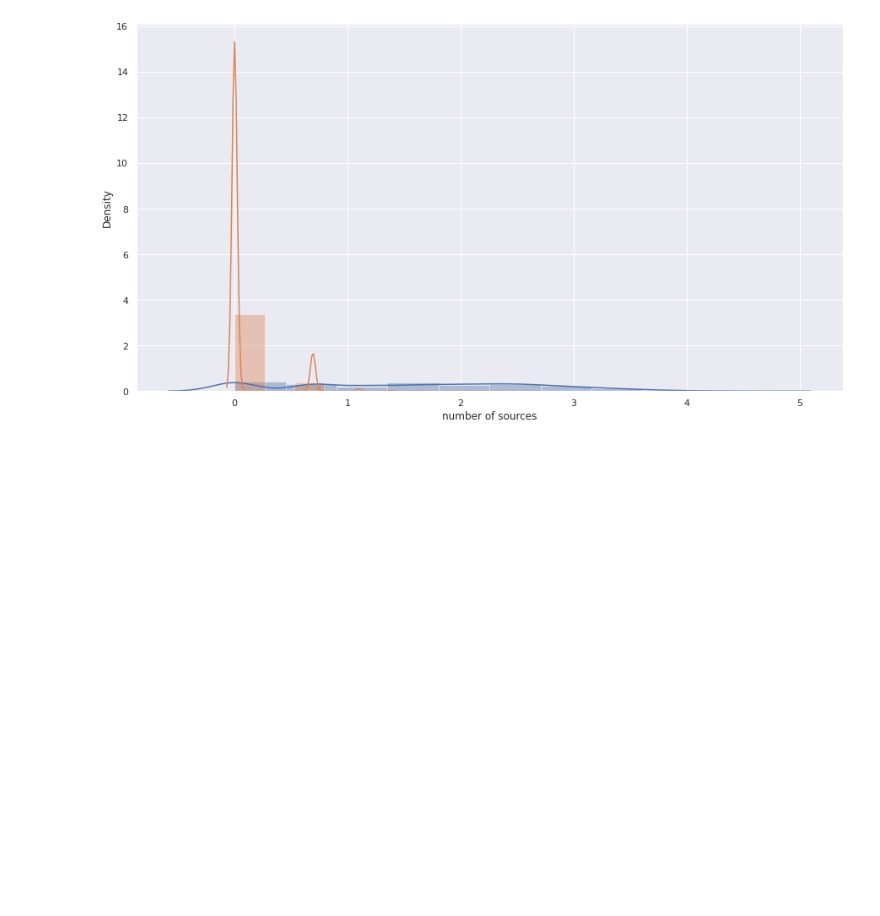
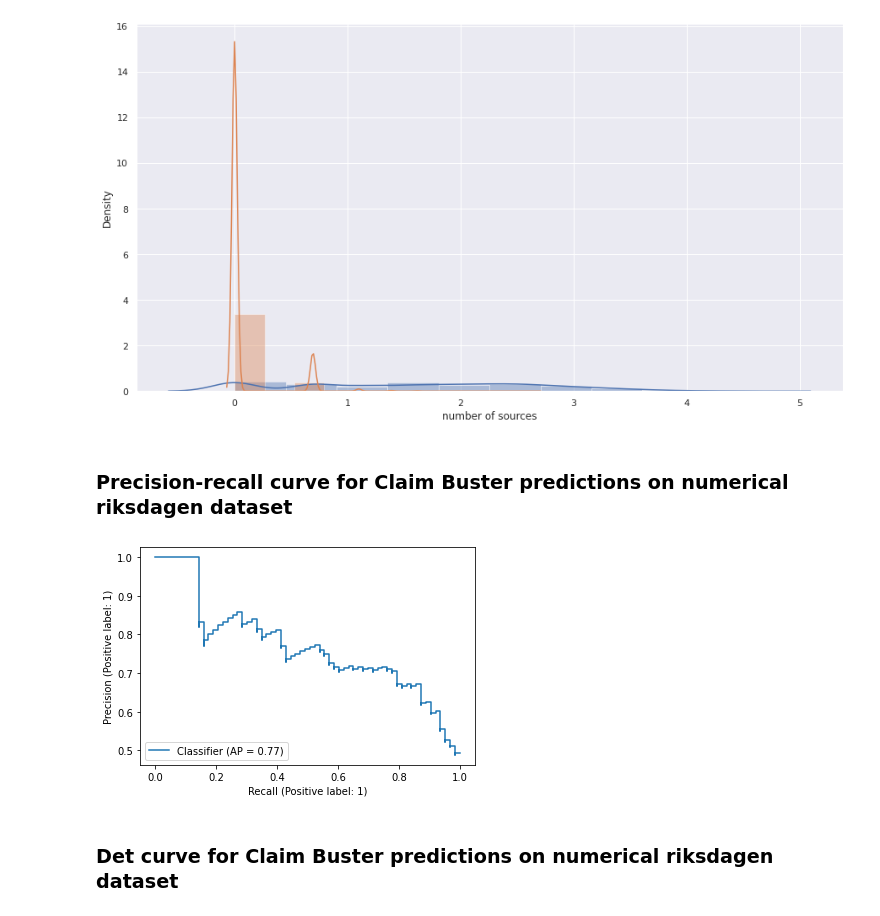
Before and after one commit to Martin36/fact-checking-with-coref, a Jupyter notebook: data_viz.ipynb, the cells around one changed output. Cells and saved outputs as stored; diff of their text form; code cells hidden in the pictures; blank space fills up the shorter version.

```diff
--- a/data_viz.ipynb
+++ b/data_viz.ipynb
@@ -76,3 +76,22 @@ sns.distplot(
 # %% [output]
 <AxesSubplot:xlabel='number of sources', ylabel='Density'>
 [figure]
+# %% [markdown]
+### Precision-recall curve for Claim Buster predictions on numerical riksdagen dataset
+# %%
+import pandas as pd
+from sklearn.metrics import precision_recall_curve, PrecisionRecallDisplay
+
+data_file = "data/riksdagen/partiledardebatt-numerical-22-01-12-labeled-with-predictions.csv"
+df = pd.read_csv(data_file)
+
+gold_labels = df["label"].to_numpy()
+prediction_scores = df["prediction"].to_numpy()
+
+precision, recall, thresholds = precision_recall_curve(gold_labels, prediction_scores)
+
+display = PrecisionRecallDisplay.from_predictions(gold_labels, prediction_scores)
+# %% [output]
+[figure, added]
+# %% [markdown]
+### Det curve for Claim Buster predictions on numerical riksdagen dataset
```
Also changed, not shown: parts of 1 cell of this notebook, 3 other files.
